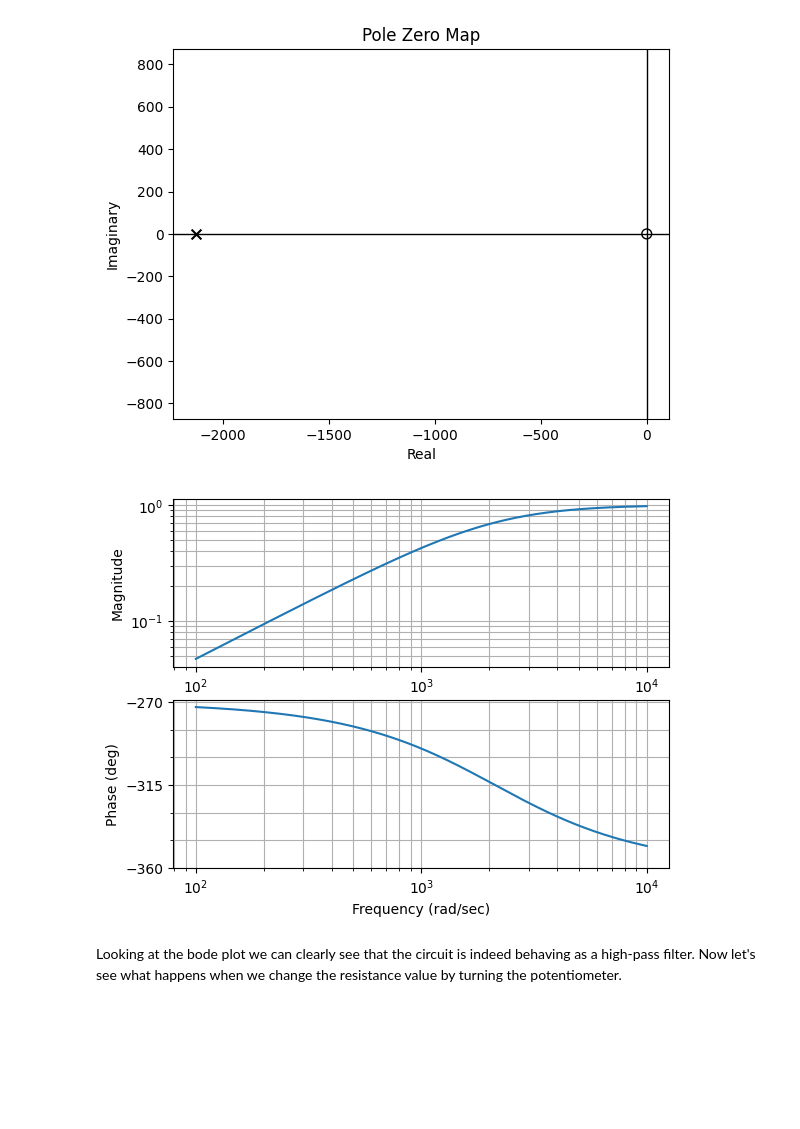
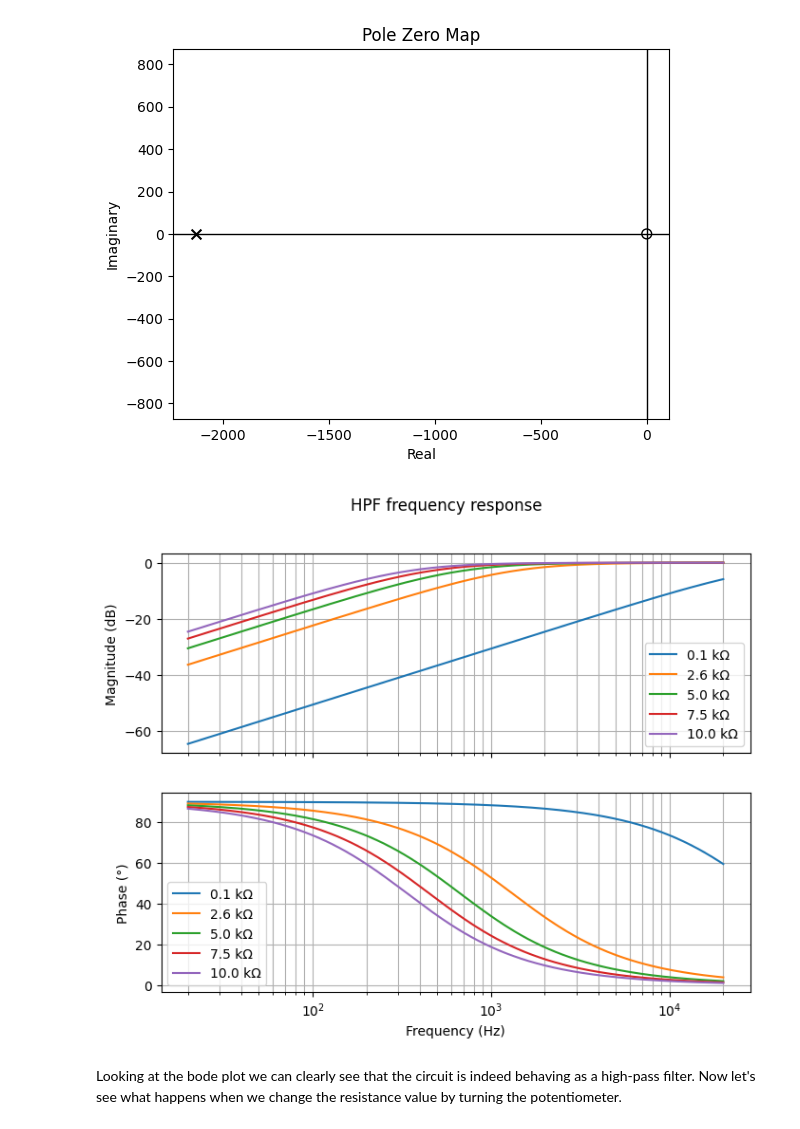
Before and after one commit to TitSo17/custom-fuzz-face, a Jupyter notebook: analysis/notebooks/01_PreShape_filter.ipynb, the cells around one changed output. Saved outputs shown, nothing was run; the diff lists cells and outputs as text; code cells hidden in the pictures; blank space fills up the shorter version.

Commit message:
handy functiond for TF and Bode

```diff
--- a/analysis/notebooks/01_PreShape_filter.ipynb
+++ b/analysis/notebooks/01_PreShape_filter.ipynb
@@ -113,8 +116,31 @@ $\displaystyle \frac{0.00047 s}{0.00047 s + 1}$
 # %%
-num, den = sp.fraction(H_num)
-N_poly = sp.Poly(num, s)
-D_poly = sp.Poly(den, s)
-N_coeffs = N_poly.all_coeffs()
-D_coeffs = D_poly.all_coeffs()
-N_coeffs = [float(c) for c in N_coeffs]
-D_coeffs = [float(c) for c in D_coeffs]
+def sympy_to_tf(H, r : float, c :float):
+    """
+    This function converts sympy equation with numerical coef to ct transfer function
+
+    Parameters:
+        H : sympy object
+        r : float resistance value
+        c : float capacity value
+
+    Returns:
+        sys : ct transfer function
+    """
+    values = {
+    R: r,
+    C: c
+    }
+
+    H_num = sp.simplify(H.subs(values))
+    num, den = sp.fraction(H_num)
+    N_poly = sp.Poly(num, s)
+    D_poly = sp.Poly(den, s)
+    N_coeffs = N_poly.all_coeffs()
+    D_coeffs = D_poly.all_coeffs()
+    N_coeffs = [float(c) for c in N_coeffs]
+    D_coeffs = [float(c) for c in D_coeffs]
+    sys = ct.TransferFunction(
+        N_coeffs,
+        D_coeffs
+    )
+    return sys
@@ -128,8 +201,10 @@ ct.pzmap(sys)
 (array([-2127.65957447+0.j]), array([0.+0.j]))
 [figure]
 # %%
-ct.bode_plot(sys);
+pot_range= np.linspace(100, 10e3, 5) # the potentiometer range in Ω
+C_value = 47e-9 # Farad
+Variable_resistance_bode(H_hp,pot_range, C_value, (20,20000), 1000, "HPF frequency response")
 # %% [output]
-[figure, old version]
+[figure, new version]
 # %% [markdown]
 Looking at the bode plot we can clearly see that the circuit is indeed behaving as a high-pass filter. Now let's see what happens when we change the resistance value by turning the potentiometer.
```
Also changed, not shown: parts of 8 cells of this notebook.
